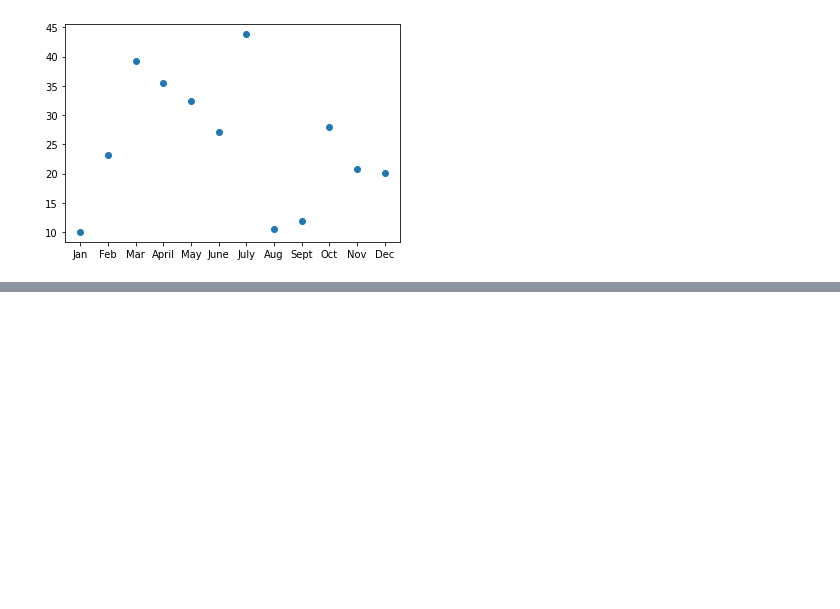
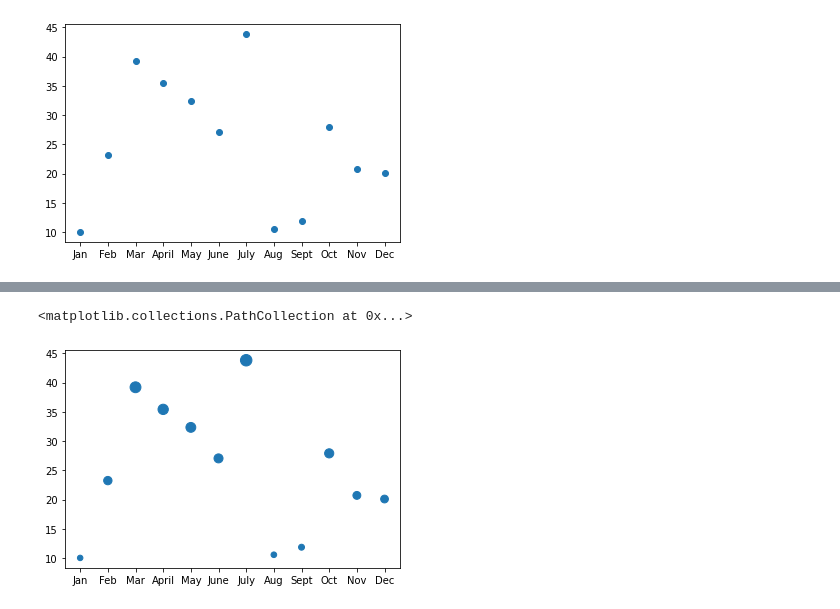
Before and after one commit to plymburner/PyBer_Analysis, a Jupyter notebook: matplotlib_practice.ipynb, the cells around one changed output, grey strips where cells are left out. Saved outputs shown, nothing was run; the diff lists cells and outputs as text; code cells hidden in the pictures; blank space fills up the shorter version.

```diff
--- a/matplotlib_practice.ipynb
+++ b/matplotlib_practice.ipynb
@@ -168,0 +185,5 @@ plt.plot(x_axis, y_axis, 'o')
+# %%
+plt.scatter(x_axis, y_axis, s=y_axis_larger)
+# %% [output]
+<matplotlib.collections.PathCollection at 0x...>
+[figure, added]
```
Also changed, not shown: parts of 79 cells of this notebook, 1 other file.
